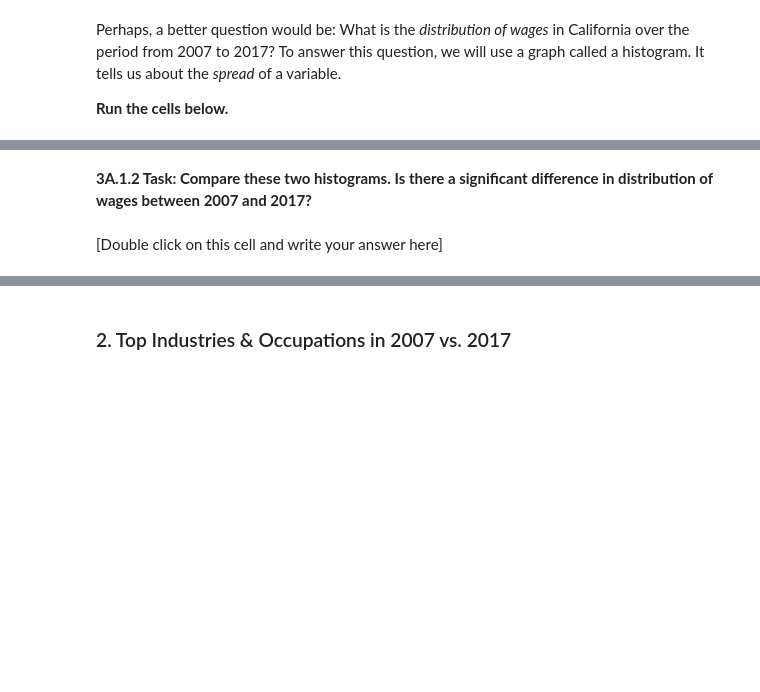
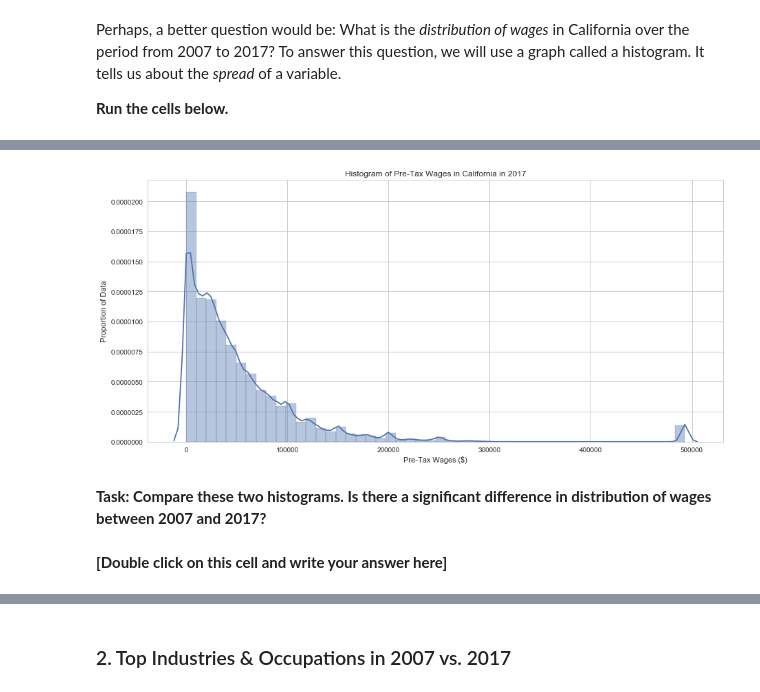
Before and after one commit to ds-modules/CP-113A, a Jupyter notebook: Final-Notebook2.ipynb, the cells around one changed output, grey strips where cells are left out. Cells and saved outputs as stored; diff of their text form; code cells hidden in the pictures; blank space fills up the shorter version.

```diff
--- a/Final-Notebook2.ipynb
+++ b/Final-Notebook2.ipynb
@@ -166,9 +173,12 @@ plt.xlabel('Pre-Tax Wages ($)');
 # %%
 plt.figure(figsize = (15, 7))
 sns.distplot(industry_2017['Pre-Tax Wages'], label = 'Wages in 2017')
 plt.title('Histogram of Pre-Tax Wages in California in 2017')
-plt.xlabel('Pre-Tax Wages ($)');
+plt.xlabel('Pre-Tax Wages ($)')
+plt.ylabel('Proportion of Data');
+# %% [output]
+[figure, added]
 # %% [markdown]
-**3A.1.2 Task: Compare these two histograms. Is there a significant difference in distribution of wages between 2007 and 2017?**
+**Task: Compare these two histograms. Is there a significant difference in distribution of wages between 2007 and 2017?**
 # %% [markdown]
-[Double click on this cell and write your answer here]
+**[Double click on this cell and write your answer here]**
```
Also changed, not shown: parts of 86 cells of this notebook, 3 other files.
